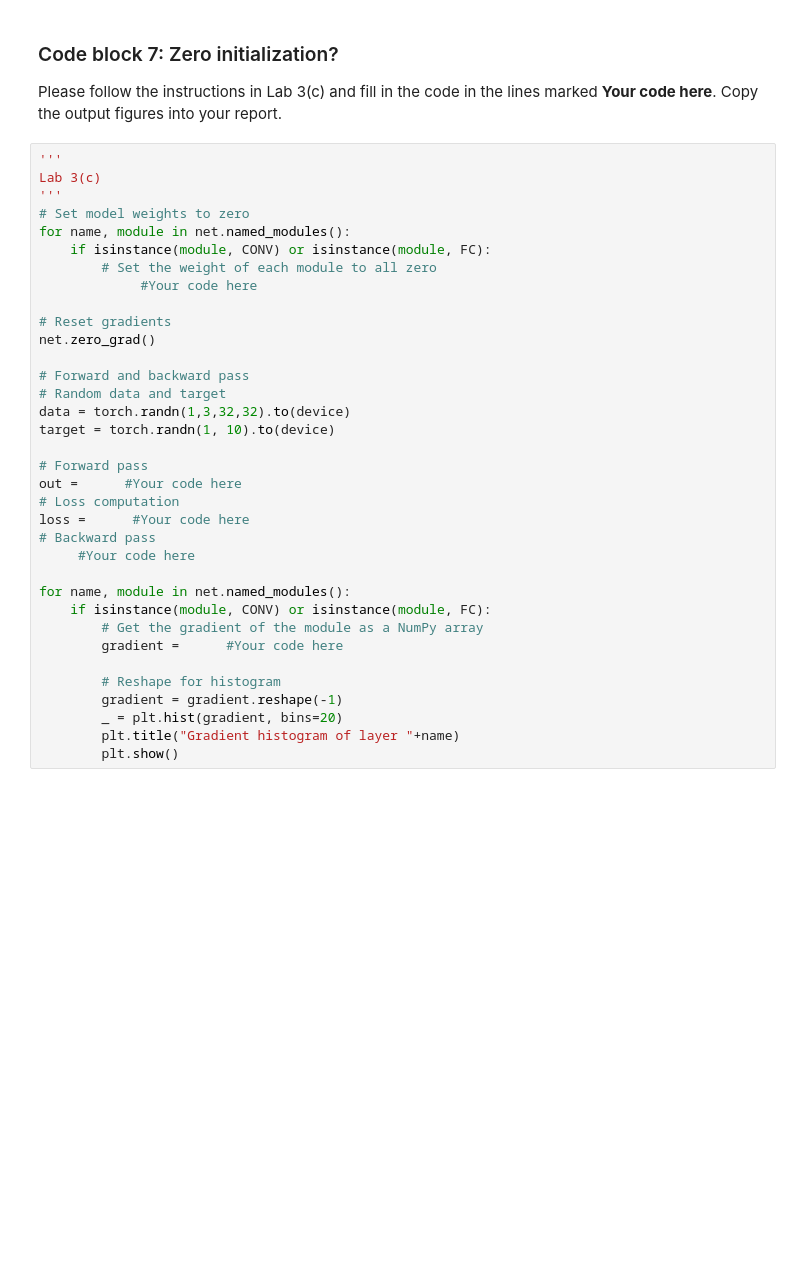
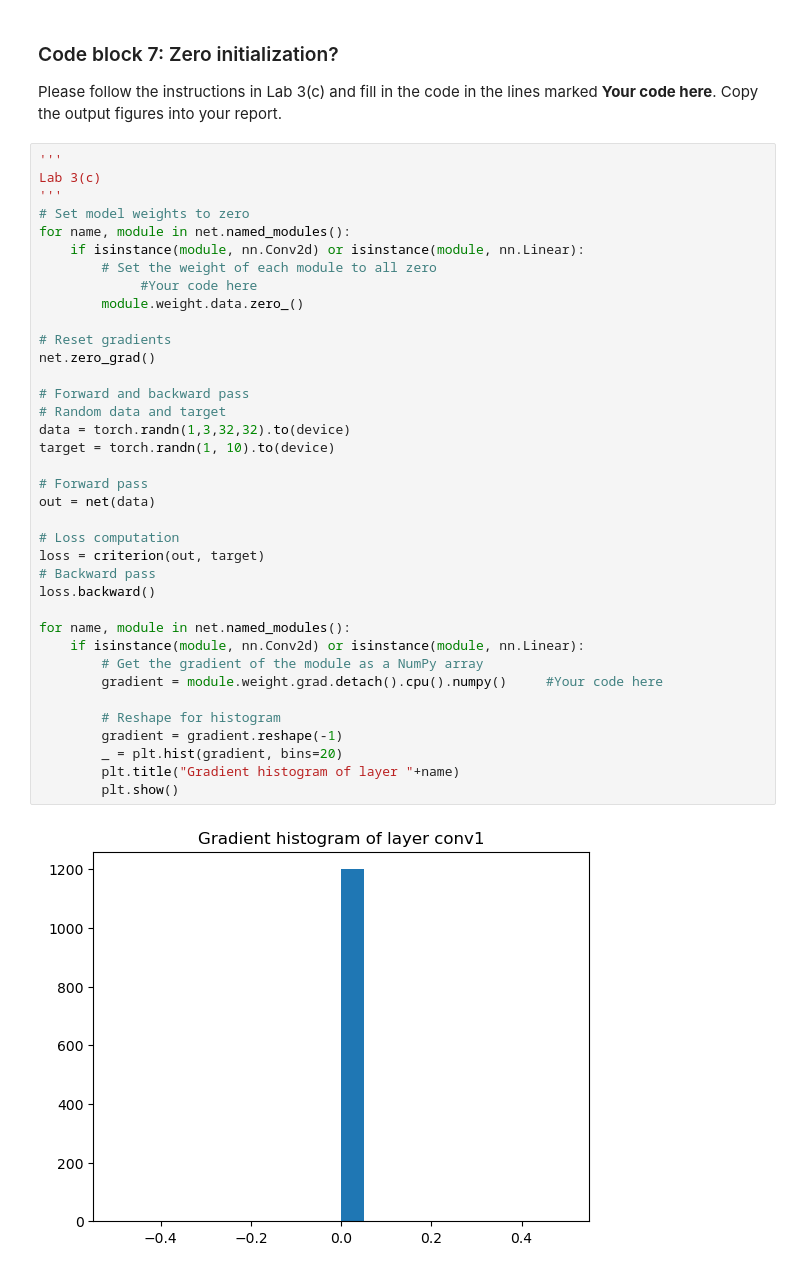
Before and after one commit to mingxinliu0423/ECE661, a Jupyter notebook: HW1/SimpleNN.ipynb, the cells around one changed output. Drawn from its saved outputs; the diff is of its cells as text; blank space fills up the shorter version.

```diff
--- a/HW1/SimpleNN.ipynb
+++ b/HW1/SimpleNN.ipynb
@@ -231,35 +258,39 @@ Please follow the instructions in Lab 3(c) and fill in the code in the lines mar
 # %%
 '''
 Lab 3(c)
 '''
 # Set model weights to zero
 for name, module in net.named_modules():
-    if isinstance(module, CONV) or isinstance(module, FC):
+    if isinstance(module, nn.Conv2d) or isinstance(module, nn.Linear):
         # Set the weight of each module to all zero
              #Your code here
+        module.weight.data.zero_()
 
 # Reset gradients
 net.zero_grad()
 
 # Forward and backward pass
 # Random data and target
 data = torch.randn(1,3,32,32).to(device)
 target = torch.randn(1, 10).to(device)
 
 # Forward pass
-out =      #Your code here
+out = net(data)
+
 # Loss computation
-loss =      #Your code here
+loss = criterion(out, target)
 # Backward pass
-     #Your code here
+loss.backward()
 
 for name, module in net.named_modules():
-    if isinstance(module, CONV) or isinstance(module, FC):
+    if isinstance(module, nn.Conv2d) or isinstance(module, nn.Linear):
         # Get the gradient of the module as a NumPy array
-        gradient =      #Your code here
+        gradient = module.weight.grad.detach().cpu().numpy()     #Your code here
 
         # Reshape for histogram
         gradient = gradient.reshape(-1)
         _ = plt.hist(gradient, bins=20)
         plt.title("Gradient histogram of layer "+name)
         plt.show()
+# %% [output]
+[figure, added]
```
Also changed, not shown: parts of 3 cells of this notebook, 4 other files.
